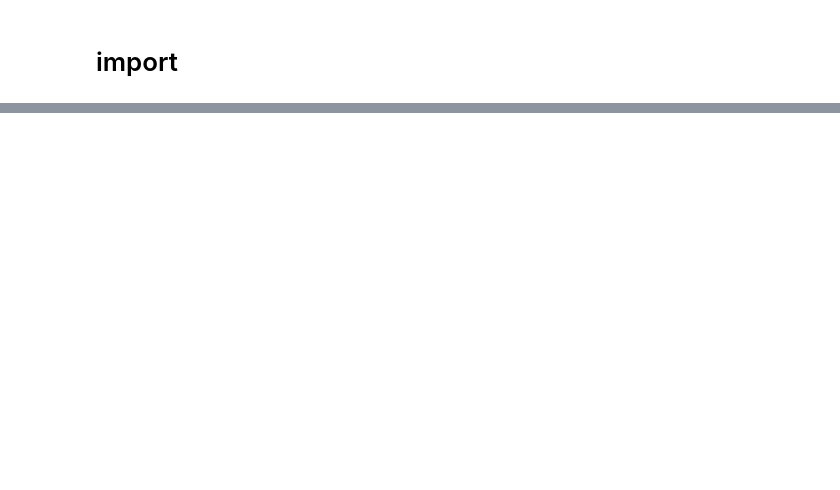
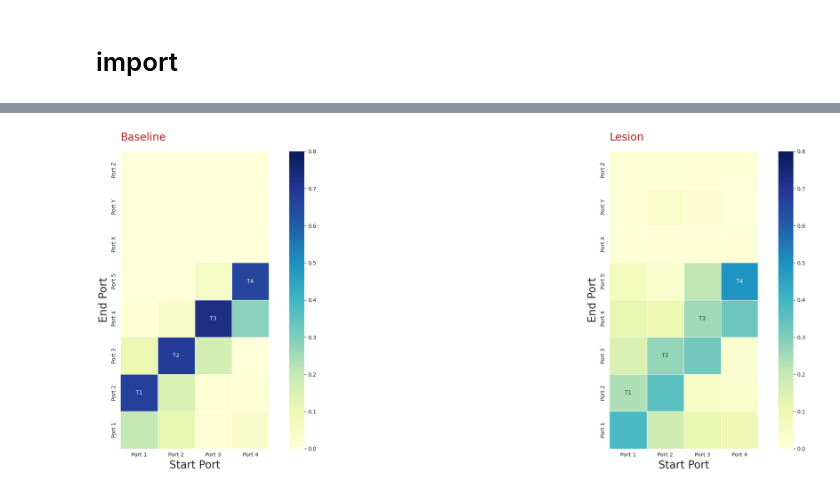
Before and after one commit to EmmettJT/Thompson_et_al_2026, a Jupyter notebook: ED_1/ED1_plots.ipynb, the cells around one changed output, grey strips where cells are left out. Drawn from its saved outputs; the diff is of its cells as text; code cells hidden in the pictures; blank space fills up the shorter version.

```diff
--- a/ED_1/ED1_plots.ipynb
+++ b/ED_1/ED1_plots.ipynb
@@ -51 +272,81 @@ plt.colorbar(sm,fraction=0.02, pad=0.04,ax=ax)
+# %%
+data_df = ed2_data_dict['lesion_data_df']
+
+control_mask = data_df.type.values == 'control'
+c_early_learning_mask = data_df[control_mask].Group.values == 'Early Learning'
+c_pre_mask = data_df[control_mask].Group.values == 'Pre Lesion'
+c_post_mask = data_df[control_mask].Group.values == 'Post Lesion'
+
+lesion_mask = data_df.type.values == 'lesion'
+l_early_learning_mask = data_df[lesion_mask].Group.values == 'Early Learning'
+l_pre_mask = data_df[lesion_mask].Group.values == 'Pre Lesion'
+l_post_mask = data_df[lesion_mask].Group.values == 'Post Lesion'
+
+c_all_tmatrix = [data_df[control_mask][c_early_learning_mask].transition_matrix.values,data_df[control_mask][c_pre_mask].transition_matrix.values,data_df[control_mask][c_post_mask].transition_matrix.values]
+l_all_tmatrix = [data_df[lesion_mask][l_early_learning_mask].transition_matrix.values,data_df[lesion_mask][l_pre_mask].transition_matrix.values,data_df[lesion_mask][l_post_mask].transition_matrix.values]
+
+
+c_all_tmatrix_ = []
+for arr in c_all_tmatrix:
+    parsed = [ast.literal_eval(item) for item in arr]   # convert each string to list
+    c_all_tmatrix_.append(parsed)
+l_all_tmatrix_ = []
+for arr in l_all_tmatrix:
+    parsed = [ast.literal_eval(item) for item in arr]   # convert each string to list
+    l_all_tmatrix_.append(parsed)
+
+
+C_group_means = average_across_animals_transition_matrix(c_all_tmatrix_)
+L_group_means = average_across_animals_transition_matrix(l_all_tmatrix_)
+
+
+######normalise data by column:
+c_means_norm = normalise_transition_matrix_means(C_group_means)
+l_means_norm = normalise_transition_matrix_means(L_group_means)
+
+c_max = np.max(c_means_norm)
+l_max = np.max(l_means_norm)
+
+d1 = np.array(c_means_norm[1]) - np.array(c_means_norm[2])
+d2 = np.array(l_means_norm[1]) - np.array(l_means_norm[2])
+d1_list = [list(d1.tolist())]
+d2_list = [list(d2.tolist())]
+
+normalised_means = c_means_norm + l_means_norm
+
+## create mask and labels
+x_axis_labels = ['Port 1','Port 2','Port 3','Port 4'] # labels for x-axis
+y_axis_labels = ['Port Z','Port Y','Port X','Port 5','Port 4','Port 3','Port 2','Port 1'] # labels for y-axis
+labels =  np.array([['','','',''],
+                    ['','','',''],
+                    ['','','',''],
+                    ['','','','T4'],
+                    ['','','T3',''],
+                    ['','T2','',''],
+                    ['T1','','',''],
+                    ['','','','']])
+
+mask = np.zeros_like(normalised_means[4])
+
+#plot:
+title = ['Baseline','Lesion']
+with sns.axes_style("white"):
+    nrow = 1
+    ncol = 2
+    counter = 0
+    fig, axs = plt.subplots(nrow, ncol,figsize=(30, 10))
+    for ind, ax in enumerate(fig.axes):
+        if counter < 3:
+            maximum = c_max
+        else:
+            maximum = l_max
+        h1 = sns.heatmap(normalised_means[4::][counter],xticklabels=x_axis_labels, yticklabels=y_axis_labels,
+                        linewidths=.5, mask=mask, square=True,cmap="YlGnBu",annot = labels,fmt = '',ax=ax,cbar_kws = dict(use_gridspec=False,location="right"), vmin = 0,vmax = 0.8)
+
+        ax.set_ylabel('End Port',size = 20)
+        ax.set_xlabel('Start Port',size = 20)
+        ax.set_title(title[counter], loc = 'left',pad = 20,fontsize = 20,color = 'firebrick')
+        counter = counter + 1
+# %% [output]
+[figure, added]
 # %% [markdown]
```
Also changed, not shown: parts of 25 cells of this notebook, 16 other files.
